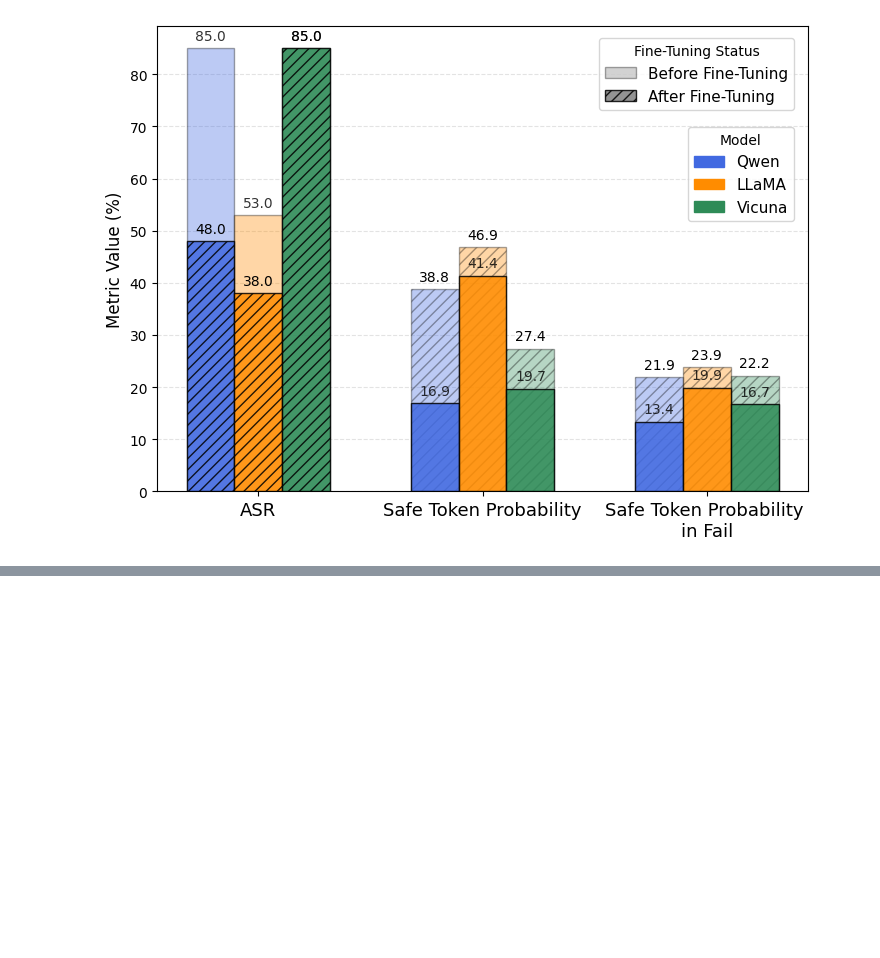
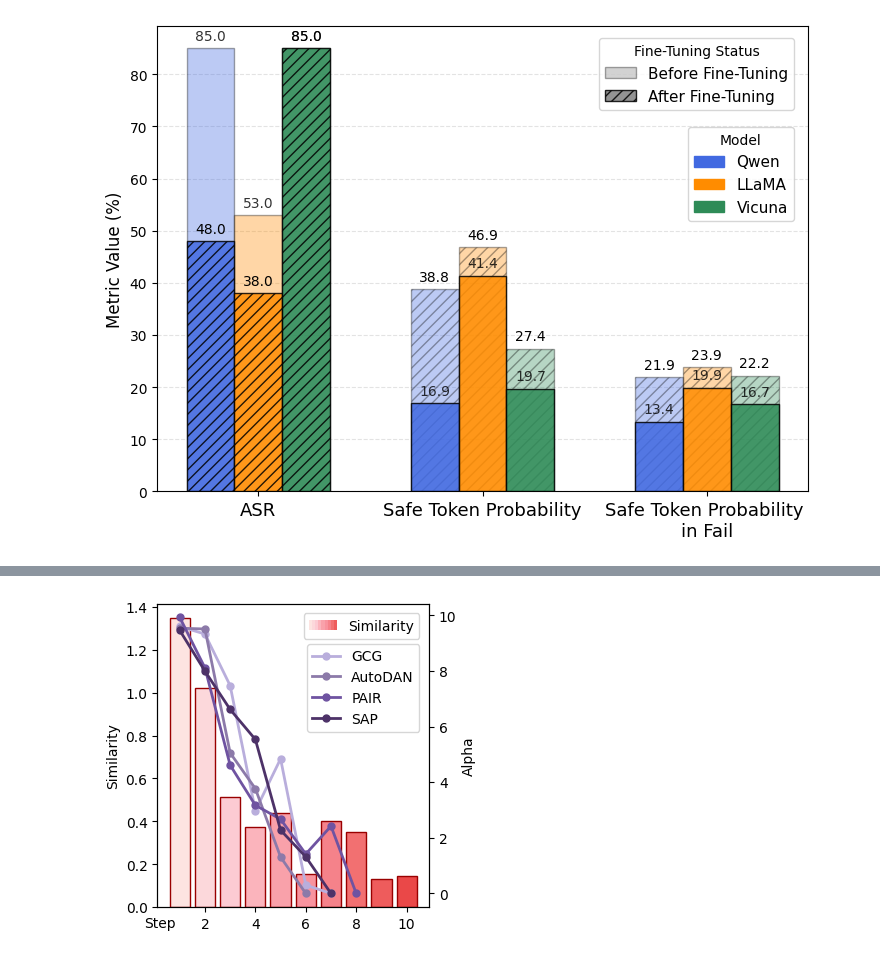
Before and after one commit to lddis666/SecDecoding, a Jupyter notebook: test0423.ipynb, the cells around one changed output, grey strips where cells are left out. Cells and saved outputs as stored; diff of their text form; code cells hidden in the pictures; blank space fills up the shorter version.

```diff
--- a/test0423.ipynb
+++ b/test0423.ipynb
@@ -1912,0 +1915,99 @@ plot_one_param('beta', 'ablation_beta.pdf')
+# %%
+import matplotlib.pyplot as plt
+import numpy as np
+from matplotlib.colors import LinearSegmentedColormap
+
+import matplotlib.pyplot as plt
+import numpy as np
+
+data = {
+    "GCG": {
+        "similarity": [1.5050814113020896, 1.2923008279502393, 0.7771835829690099, 0.276357453256378, 0.8499670928437263, 0.1526362445369358, 0.2368695950127551, 0.5872362875427569, 0.1429271694142176, 0.15966513059984952],
+        "alpha": [9.603452396392822, 9.327638713680969, 7.4737070823202325, 2.973783124417175, 4.8425232116132975, 0.3023458796624954, 0.0]
+    },
+    "AutoDAN": {
+        "similarity": [0.9803753459453582, 1.2560224282741546, 0.3316110080108047, 0.45566478537788496, 0.24839229333569166, 0.10067957178370705, 0.38422897342742657, 0.17431043858215747, 0.03077084728091851, 0.06832825738481346],
+        "alpha": [9.539063539505005, 9.510852832794189, 5.055157682150602, 3.769827133854446, 1.310775898598336, 0.0]
+    },
+    "PAIR": {
+        "similarity": [1.6528513634204864, 0.7623694231559057, 0.327887265002355, 0.22149014516850002, 0.3634794840550603, 0.18055426918994955, 0.2774757026933406, 0.29156239474392576, 0.14134150260772457, 0.18849709862215605],
+        "alpha": [9.930266914367676, 8.112969571352005, 4.613757111136995, 3.1695790017044847, 2.671121542794364, 1.418645054101944, 2.4218292236328125, 0.0]
+    },
+    "SAP": {
+        "similarity": [1.253361456701532, 0.7710072327570135, 0.6142179596373656, 0.5352223647590508, 0.2945714649877421, 0.18045394635421416, 0.7104326336128188, 0.3458814680752675, 0.2158541262028577, 0.1624007849529928],
+        "alpha": [9.461375183860461, 7.996271724153, 6.61719179888989, 5.538357176937664, 2.2778116417131895, 1.3163810610771178, 0.0]
+    }
+}
+
+max_step = 10
+steps = np.arange(1, max_step + 1)
+
+# 假设数据已准备好 similarity_by_step, alpha_by_method, attack_methods
+
+# 红色渐变
+bar_colors_list = ['#fde4e1', '#fccfd7', '#faa7af', '#f78d99', '#f16c6c', '#ea4848']
+cmap = LinearSegmentedColormap.from_list("bar_cmap", bar_colors_list, N=max_step)
+bar_colors = [cmap(i / (max_step - 1)) for i in range(max_step)]
+
+line_colors = ['#b9aedc', '#8c7aa9', '#6f53a1', '#4d3268']
+
+fig, ax1 = plt.subplots(figsize=(4, 3.6))
+bars = ax1.bar(steps, similarity_by_step, color=bar_colors, label='Similarity', edgecolor='#990000',)
+
+# 绘折线
+ax2 = ax1.twinx()
+for idx, m in enumerate(attack_methods):
+    ax2.plot(
+        steps, alpha_by_method[m], marker='o',
+        label=f'{m}', color=line_colors[idx],
+        linewidth=2, markersize=5
+    )
+
+ax1.set_ylabel('Similarity', color='k')
+ax2.set_ylabel('Alpha', color='k')
+ax1.tick_params(axis='y', labelcolor='k')
+ax2.tick_params(axis='y', labelcolor='k')
+
+# ------- 核心：自定义渐变legend句柄 --------
+from matplotlib.patches import Rectangle
+from matplotlib.legend_handler import HandlerBase
+
+class GradRectHandler(HandlerBase):
+    def __init__(self, cmap, steps, **kw):
+        HandlerBase.__init__(self, **kw)
+        self.cmap = cmap
+        self.steps = steps
+
+    def create_artists(self, legend, orig_handle,
+                       x0, y0, width, height, fontsize, trans):
+        # 绘制多个渐变小块构成legend的渐变条
+        N = self.steps
+        xs = np.linspace(x0, x0 + width, N)
+        patches = []
+        for i, xi in enumerate(xs[:-1]):
+            c = self.cmap(i/(N-1))
+            r = Rectangle([xi, y0], xs[1]-xs[0], height, fc=c, ec=None,
+                          transform=trans)
+            patches.append(r)
+        return patches
+
+# 这里只定义“Similarity”图例的渐变色块
+grad_rect = Rectangle((0, 0), 1, 1)  # 句柄，不需要真正用在图里
+custom_legend = [
+    (grad_rect, 'Similarity')
+]
+
+# 先绘折线的legend，再绘bar的渐变legend
+ax2.legend(bbox_to_anchor=(0.99, 0.89), fontsize=10)
+ax1.legend(
+    [grad_rect], ['Similarity'],
+    handler_map={grad_rect: GradRectHandler(cmap, max_step)},
+    frameon=True,  bbox_to_anchor=(0.99, 0.99), fontsize=10
+)
+ax1.set_xlabel('Step', ha='left')
+ax1.xaxis.set_label_coords(-0.05, -0.03)
+plt.tight_layout()
+plt.savefig('similarity', dpi=300,bbox_inches='tight', pad_inches=0)
+plt.show()
+# %% [output]
+[figure, added]
```
Also changed, not shown: parts of 5 cells of this notebook, 7 other files.
